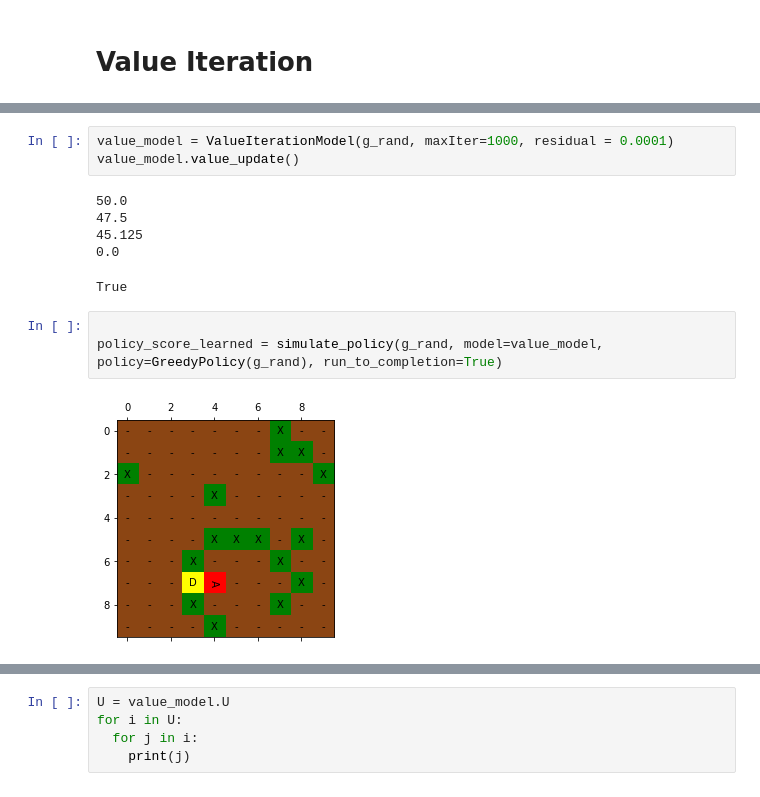
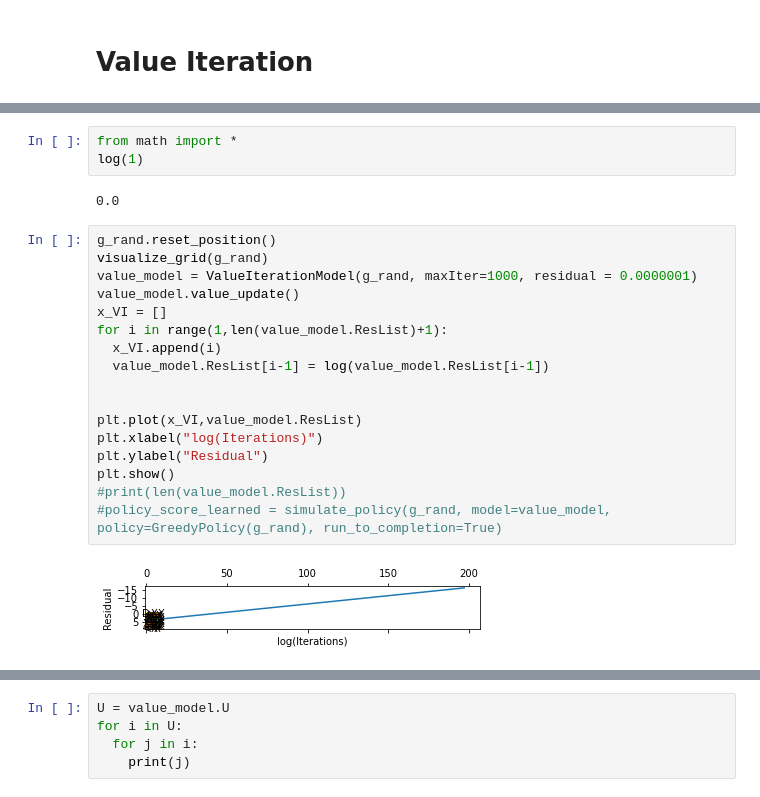
Before and after one commit to anujshetty/SearchAndResQ, a Jupyter notebook: Starter.ipynb, the cells around one changed output, grey strips where cells are left out. Saved outputs shown, nothing was run; the diff lists cells and outputs as text.

```diff
--- a/Starter.ipynb
+++ b/Starter.ipynb
@@ -91,14 +86,24 @@ visualize_grid(g_rand)
-# %%
-value_model = ValueIterationModel(g_rand, maxIter=1000, residual = 0.0001)
-value_model.value_update()
-# %% [output]
-50.0
-47.5
-45.125
-0.0
-True
-# %%
-
-policy_score_learned = simulate_policy(g_rand, model=value_model, policy=GreedyPolicy(g_rand), run_to_completion=True)
-# %% [output]
-[figure, removed]
+# %%
+from math import *
+log(1)
+# %% [output]
+0.0
+# %%
+g_rand.reset_position()
+visualize_grid(g_rand)
+value_model = ValueIterationModel(g_rand, maxIter=1000, residual = 0.0000001)
+value_model.value_update()
+x_VI = []
+for i in range(1,len(value_model.ResList)+1):
+  x_VI.append(i)
+  value_model.ResList[i-1] = log(value_model.ResList[i-1])
+
+
+plt.plot(x_VI,value_model.ResList)
+plt.xlabel("log(Iterations)")
+plt.ylabel("Residual")
+plt.show()
+#print(len(value_model.ResList))
+#policy_score_learned = simulate_policy(g_rand, model=value_model, policy=GreedyPolicy(g_rand), run_to_completion=True)
+# %% [output]
+[figure, added]
```
Also changed, not shown: parts of 3 cells of this notebook.
